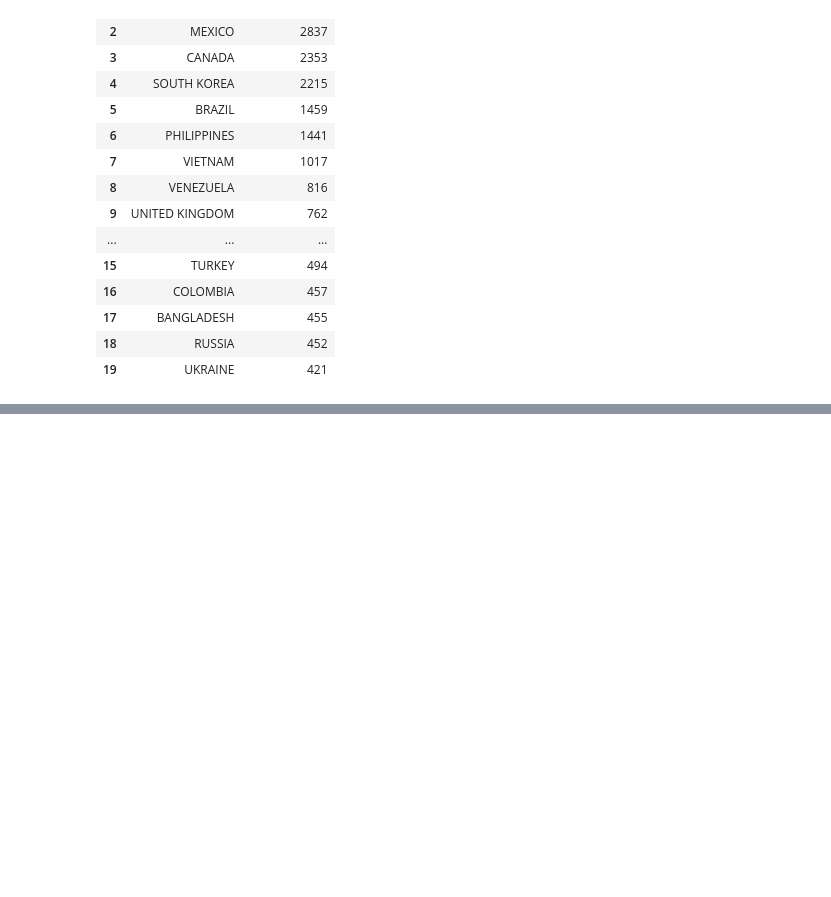
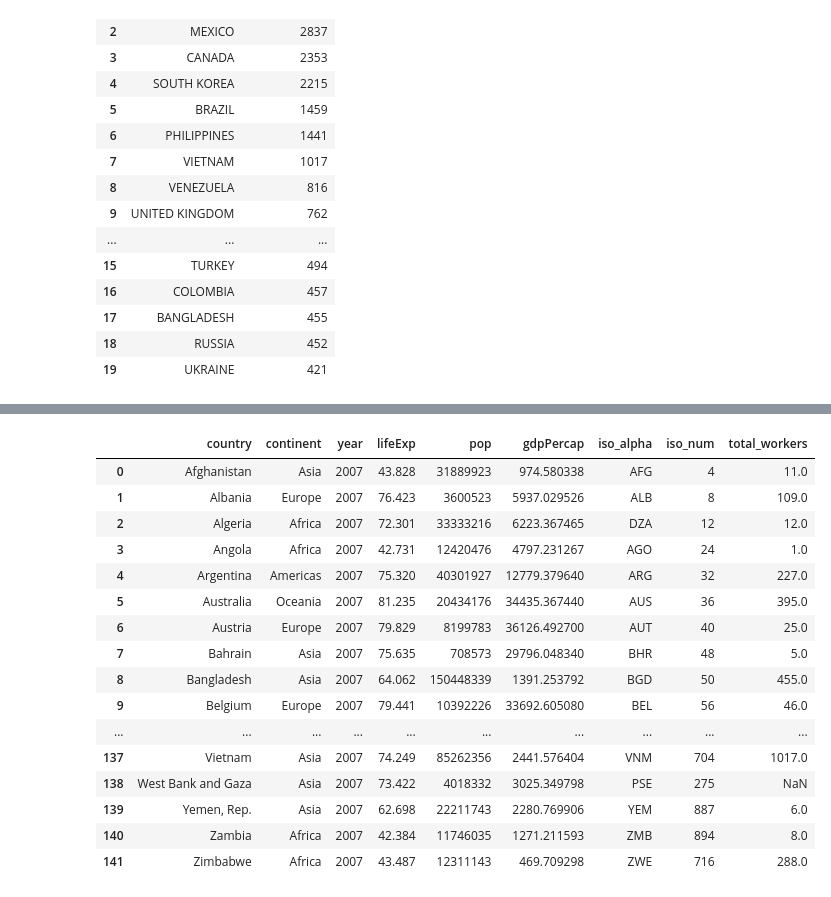
Before and after one commit to r-surendiran/MSCA-37014-Python-For-Analytics-Group-Project, a Jupyter notebook: Notebooks/HW3 - EDA (Oleksiy Anokhin).ipynb, the cells around one changed output, grey strips where cells are left out. Drawn from its saved outputs; the diff is of its cells as text; code cells hidden in the pictures; blank space fills up the shorter version.

```diff
--- a/Notebooks/HW3 - EDA (Oleksiy Anokhin).ipynb
+++ b/Notebooks/HW3 - EDA (Oleksiy Anokhin).ipynb
@@ -159,0 +226,18 @@ Text(0.5, 1.0, 'Total workers by country')
+# %%
+# Check visas by type
+citizenship = employment.country_of_citizenship.value_counts()
+
+# Convert to dataframe
+citizenship = pd.DataFrame(data = citizenship).reset_index()
+
+# Rename columns
+citizenship.columns = ['country', 'total_workers']
+
+# Tolower strings in the country column
+citizenship['country'] = citizenship['country'].str.lower()
+
+# Capitalize the first letter
+citizenship['country'] = citizenship.country.str.title()
+
+# Print
+citizenship
@@ -159,0 +286,10 @@ Text(0.5, 1.0, 'Total workers by country')
+# %%
+# Replace certain strings to improve our dataframe
+citizenship['country'] = citizenship['country'].replace('Bosnia And Herzegovina', 'Bosnia and Herzegovina')
+citizenship['country'] = citizenship['country'].replace('Democratic Republic Of Congo', 'Congo, Dem. Rep.')
+citizenship['country'] = citizenship['country'].replace('Republic Of Congo', 'Congo, Rep.')
+citizenship['country'] = citizenship['country'].replace('Hong Kong', 'Hong Kong, China')
+citizenship['country'] = citizenship['country'].replace('South Korea', 'Korea, Rep.')
+citizenship['country'] = citizenship['country'].replace('Slovakia', 'Slovak Republic')
+citizenship['country'] = citizenship['country'].replace('Trinidad And Tobago', 'Trinidad and Tobago')
+citizenship['country'] = citizenship['country'].replace('Yemen', 'Yemen, Rep.')
@@ -159,0 +317,6 @@ Text(0.5, 1.0, 'Total workers by country')
+# %%
+# Read gapminder dataset as a source of our data
+df = px.data.gapminder().query("year==2007") #I am using this as a df template
+
+# Print
+df.head()
@@ -159,0 +330,24 @@ Text(0.5, 1.0, 'Total workers by country')
+# %%
+# Join two dataframes - citizenship and df
+citizenship_df = pd.merge(df, citizenship, how = 'left', on = 'country')
+
+# Print
+citizenship_df
+# %% [output]
+|  | country | continent | year | lifeExp | pop | gdpPercap | iso_alpha | iso_num | total_workers |
+| 0 | Afghanistan | Asia | 2007 | 43.828 | 31889923 | 974.580338 | AFG | 4 | 11.0 |
+| 1 | Albania | Europe | 2007 | 76.423 | 3600523 | 5937.029526 | ALB | 8 | 109.0 |
+| 2 | Algeria | Africa | 2007 | 72.301 | 33333216 | 6223.367465 | DZA | 12 | 12.0 |
+| 3 | Angola | Africa | 2007 | 42.731 | 12420476 | 4797.231267 | AGO | 24 | 1.0 |
+| 4 | Argentina | Americas | 2007 | 75.320 | 40301927 | 12779.379640 | ARG | 32 | 227.0 |
+| 5 | Australia | Oceania | 2007 | 81.235 | 20434176 | 34435.367440 | AUS | 36 | 395.0 |
+| 6 | Austria | Europe | 2007 | 79.829 | 8199783 | 36126.492700 | AUT | 40 | 25.0 |
+| 7 | Bahrain | Asia | 2007 | 75.635 | 708573 | 29796.048340 | BHR | 48 | 5.0 |
+| 8 | Bangladesh | Asia | 2007 | 64.062 | 150448339 | 1391.253792 | BGD | 50 | 455.0 |
+| 9 | Belgium | Europe | 2007 | 79.441 | 10392226 | 33692.605080 | BEL | 56 | 46.0 |
+| ... | ... | ... | ... | ... | ... | ... | ... | ... | ... |
+| 137 | Vietnam | Asia | 2007 | 74.249 | 85262356 | 2441.576404 | VNM | 704 | 1017.0 |
+| 138 | West Bank and Gaza | Asia | 2007 | 73.422 | 4018332 | 3025.349798 | PSE | 275 | NaN |
+| 139 | Yemen, Rep. | Asia | 2007 | 62.698 | 22211743 | 2280.769906 | YEM | 887 | 6.0 |
+| 140 | Zambia | Africa | 2007 | 42.384 | 11746035 | 1271.211593 | ZMB | 894 | 8.0 |
+| 141 | Zimbabwe | Africa | 2007 | 43.487 | 12311143 | 469.709298 | ZWE | 716 | 288.0 |
```
Also changed, not shown: parts of 14 cells of this notebook, 1 other file.
